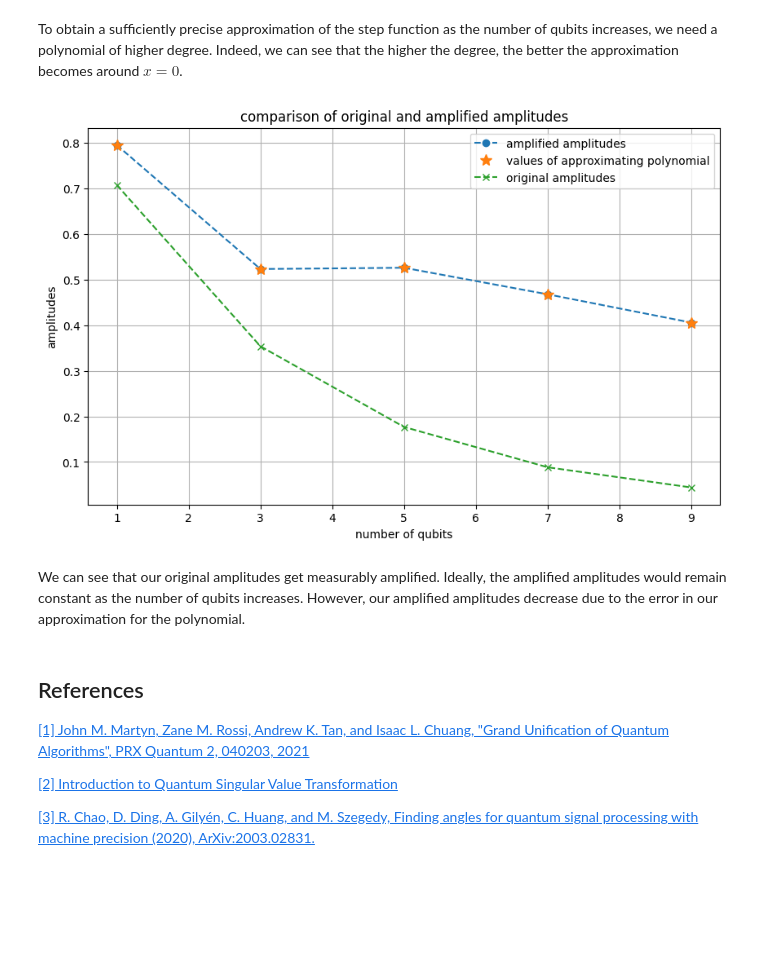
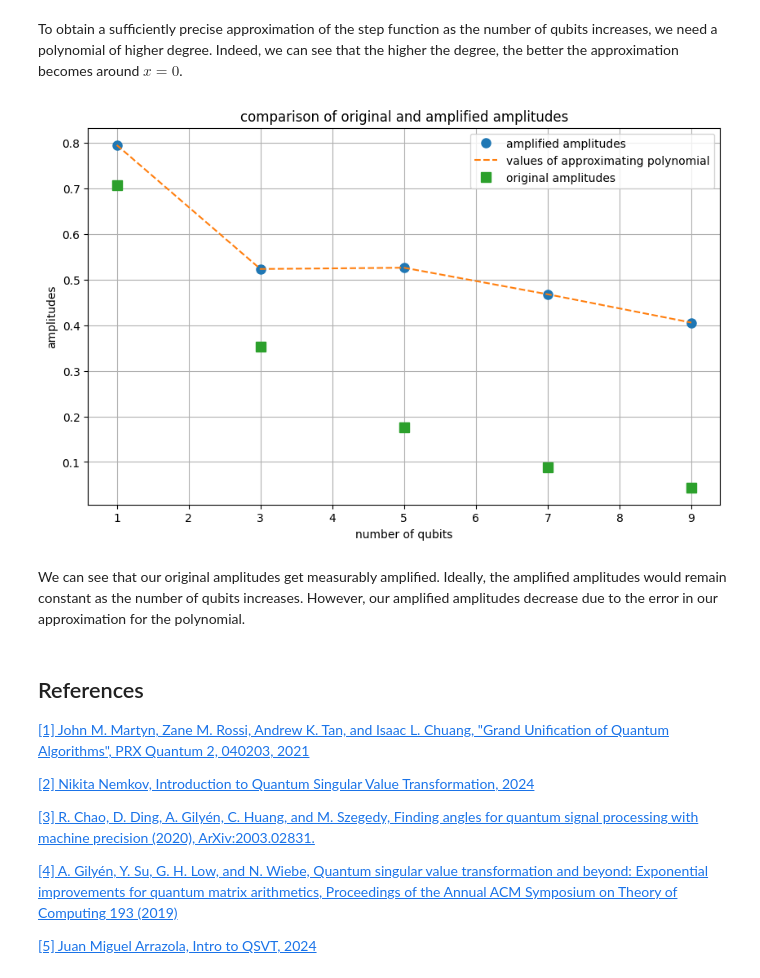
Before and after one commit to MaxSmd/quantum-singular-value-transformation, a Jupyter notebook: QSVT.ipynb, the cells around one changed output. Saved outputs shown, nothing was run; the diff lists cells and outputs as text; code cells hidden in the pictures; blank space fills up the shorter version.

Commit message:
added references and modified plots

```diff
--- a/QSVT.ipynb
+++ b/QSVT.ipynb
@@ -205,7 +205,7 @@ Now that we have polynomials that accurately approximate our desired functions,
 # %%
 np.random.seed(1)
 
-num_qubits = 1
+num_qubits = 2
 N = 2 ** num_qubits
 
 #construct a random Hamiltonian that is positive definite and whose spectral norm is <= 1
@@ -220,7 +220,7 @@ U = block_encode_square_matrix(H)
 t_vec = np.arange(1, 10)
 
 accuracies = []
-degrees = []
+time_evolution_H = []
 epsilon = 0.025
 
 for t in t_vec:
@@ -238,35 +238,29 @@ for t in t_vec:
     phi_sin_vec = angles_from_W_to_R(phi_sin_vec)
     U_sin = QEVT(U, phi_sin_vec)
 
-    #keep track of the polynomial degree for a given t
-    degrees.append(len(phi_sin_vec) + len(phi_cos_vec) - 2)
-
     #extract the transformed Hamiltoninans for sin and cos terms
     H_cos = U_cos[:N, :N] + U_cos[:N, :N].conj().T
     H_sin = U_sin[:N, :N] + U_sin[:N, :N].conj().T
 
     #combine the cos and sin part into an exponential
     H_transformed = H_cos - 1j * H_sin
+    time_evolution_H.append(H_transformed)
 
     #computing the accuracy of the QEVT by subtracting the exact evolution
     accuracy = np.linalg.norm(H_transformed - scipy.linalg.expm(-1j * H * t), ord=2)
     accuracies.append(accuracy)
 
-#plot accuracy vs. time
-plt.subplot(1, 2, 1)
-plt.plot(t_vec, accuracies)
-plt.axhline(epsilon, color='red', linestyle='--')
-plt.xlabel('time')
-plt.title('Accuracy')
-plt.grid(True)
+print('matrix H is:')
+print(H.real)
+print()
 
-#plot degree vs. time
-plt.subplot(1, 2, 2)
-plt.plot(t_vec, degrees)
-plt.xlabel('time')
-plt.ylabel('polynomial degree')
-plt.title('Cost scaling')
-plt.grid(True)
+print('e**(i*9*H) with QSVT is:')
+print(time_evolution_H[-1].real)
+print()
 
-plt.tight_layout()
+print('e**(i*9*H) with scipy is:')
+print(scipy.linalg.expm(-1j * H * t).real)
+print()
+
+print(f'The difference of the operator norm between the QSVT and scipy version is: {accuracies[-1]}')
 # %% [output]
@@ -282,7 +305,7 @@ Here, $Poly(A)$ is defined as $\sum_k Poly(\sigma_k) \vert w_k \rangle \langle v
 For simplicity reasons, the following code still only uses square matrices as mentioned above, even though QSVT works for all dimensions of matrices.
 # %%
 def QSVT(U, PL, PR, phi_vec):
-    """Returns the matrix resulting from computing the QEVT operation sequence for the unitary U, the left and right projector PL, PR and phase angles phi_vec."""
+    """Returns the matrix resulting from computing the QSVT operation sequence for the unitary U, the left and right projector PL, PR and phase angles phi_vec."""
     conjugate_transpose_U = U.conj().T
     res = np.eye(len(U))
 
@@ -380,44 +403,48 @@ for qubits in num_qubits:
     U = reduce(np.kron, [HADAMARD] * qubits)
 
     #approximating the error function and finding the corresponding QSVT angles
     with io.capture_output() as captured:
         p_sign = sign_approximating_polynomial(qubits)
         phi_vec = pyqsp.angle_sequence.QuantumSignalProcessingPhases(p_sign.coef, signal_operator='Wx')
         phi_vec = angles_from_W_to_R(phi_vec)
 
     #constructing the QSVT sequence
     U_phi = QSVT(U, PL, PR, phi_vec)
 
     #real part of the amplified amplitude of a
     amplitude = (m @ U_phi @ all_zero_state).real
 
     amplitudes.append(amplitude)
 
 with io.capture_output() as captured:
     polynomial_values = [sign_approximating_polynomial(n)(a) for n, a in zip(num_qubits, original_amplitudes)]
 
 plt.figure(figsize=(10, 6))
-plt.plot(num_qubits, amplitudes, label='amplified amplitudes', linestyle='--', marker='o')
-plt.plot(num_qubits, polynomial_values, '*', label='values of approximating polynomial', markersize=10)
-plt.plot(num_qubits, original_amplitudes, label='original amplitudes', linestyle='--', marker='x')
+plt.plot(num_qubits, amplitudes, label='amplified amplitudes', linestyle='None', marker='o', markersize=8)
+plt.plot(num_qubits, polynomial_values, label='values of approximating polynomial', linestyle='--')
+plt.plot(num_qubits, original_amplitudes, label='original amplitudes', linestyle = 'None', marker='s', markersize=8)
 
 plt.xlabel('number of qubits')
 plt.ylabel('amplitudes')
 plt.title('comparison of original and amplified amplitudes')
 plt.legend(loc='best')
 plt.grid(True)
 
 # Display the plot
 plt.show()
 # %% [output]
-[figure, old version]
+[figure, new version]
 # %% [markdown]
 We can see that our original amplitudes get measurably amplified. Ideally, the amplified amplitudes would remain constant as the number of qubits increases. However, our amplified amplitudes decrease due to the error in our approximation for the polynomial.
 # %% [markdown]
 ## References
 
-[[1] John M. Martyn, Zane M. Rossi, Andrew K. Tan, and Isaac L. Chuang, "Grand Unification of Quantum Algorithms", PRX Quantum 2, 040203, 2021](https://arxiv.org/abs/2105.02859)
+[[1] John M. Martyn, Zane M. Rossi, Andrew K. Tan, and Isaac L. Chuang, "Grand Unification of Quantum Algorithms", PRX Quantum 2, 040203, 2021](https://journals.aps.org/prxquantum/abstract/10.1103/PRXQuantum.2.040203)
 
-[[2] Introduction to Quantum Singular Value Transformation](https://idnm.github.io/blog/posts/quantum_singular_value_transformation_intro/#sec-projector_rotations)
+[[2] Nikita Nemkov, Introduction to Quantum Singular Value Transformation, 2024](https://idnm.github.io/blog/posts/quantum_singular_value_transformation_intro/#sec-projector_rotations)
 
 [[3] R. Chao, D. Ding, A. Gilyén, C. Huang, and M. Szegedy, Finding angles for quantum signal processing with machine precision (2020), ArXiv:2003.02831.](https://arxiv.org/abs/2003.02831)
+
+[[4] A. Gilyén, Y. Su, G. H. Low, and N. Wiebe, Quantum singular value transformation and beyond: Exponential improvements for quantum matrix arithmetics, Proceedings of the Annual ACM Symposium on Theory of Computing 193 (2019)](https://arxiv.org/abs/1806.01838)
+
+[[5] Juan Miguel Arrazola, Intro to QSVT, 2024](https://pennylane.ai/qml/demos/tutorial_intro_qsvt/)
```
Also changed, not shown: parts of 6 cells of this notebook.
